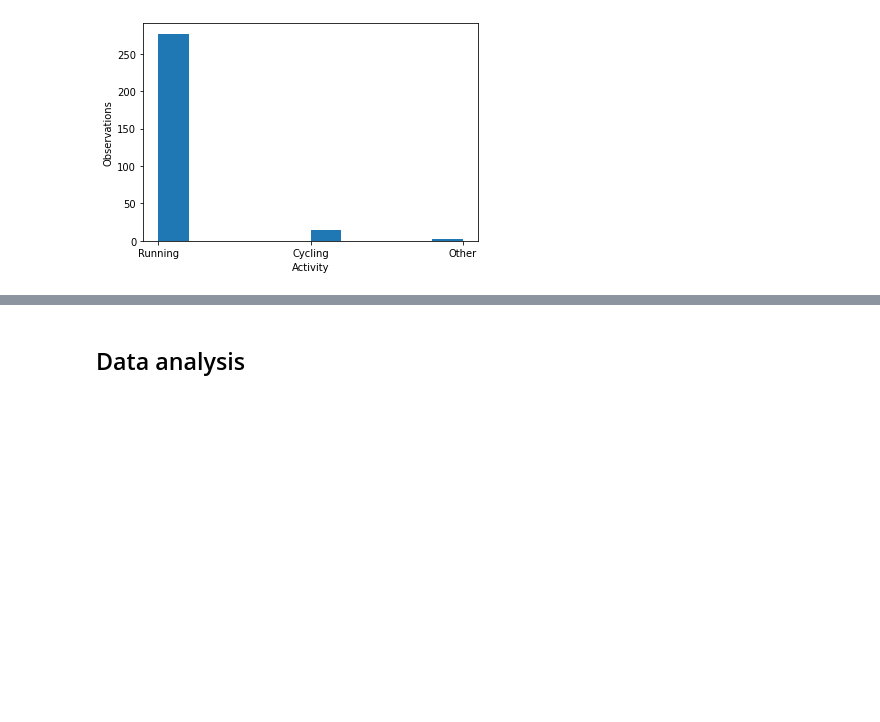
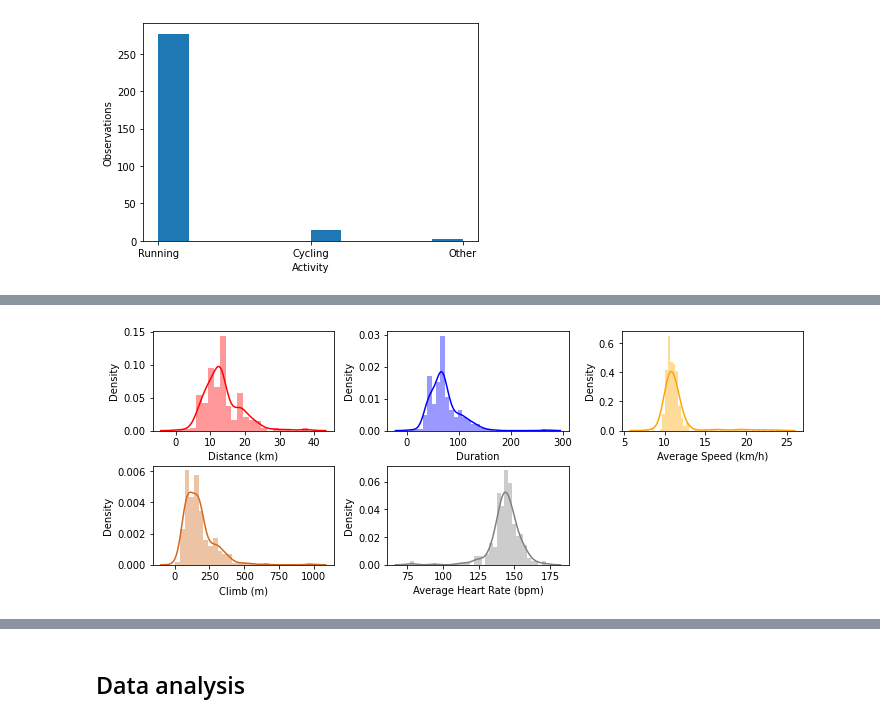
Before and after one commit to QuantumGorilla/Data-Mining, a Jupyter notebook: Proyecto/Proyecto_AlejandroManotas.ipynb, the cells around one changed output, grey strips where cells are left out. Drawn from its saved outputs; the diff is of its cells as text; code cells hidden in the pictures; blank space fills up the shorter version.

```diff
--- a/Proyecto/Proyecto_AlejandroManotas.ipynb
+++ b/Proyecto/Proyecto_AlejandroManotas.ipynb
@@ -119,3 +121,34 @@ plt.show()
+# %%
+r2 = plt.figure(figsize=(10,4))
+
+#Distance (km) distplot
+r2.add_subplot(2,3,1)
+sns.distplot(runkeeper_data['Distance (km)'],color='red')
+plt.tight_layout(pad=1,h_pad=0.4)
+
+#Duration distplot
+r2.add_subplot(2,3,2)
+sns.distplot(runkeeper_data['Duration'],color='blue')
+plt.tight_layout(pad=1,h_pad=0.4)
+
+#Average Speed (km/h) distplot
+r2.add_subplot(2,3,3)
+sns.distplot(runkeeper_data['Average Speed (km/h)'],color='orange')
+plt.tight_layout(pad=1,h_pad=0.4)
+
+#Climb (m) distplot
+r2.add_subplot(2,3,4)
+sns.distplot(runkeeper_data['Climb (m)'],color='chocolate')
+plt.tight_layout(pad=1,h_pad=0.4)
+
+#Average Heart Rate (bpm) distplot
+r2.add_subplot(2,3,5)
+sns.distplot(runkeeper_data['Average Heart Rate (bpm)'],color='gray')
+plt.tight_layout(pad=1,h_pad=0.4)
+
+plt.show()
+# %% [output]
+[figure, added]
 # %%
 #Heatmap
 sns.heatmap(runkeeper_data.corr())
```
Also changed, not shown: parts of 15 cells of this notebook.
